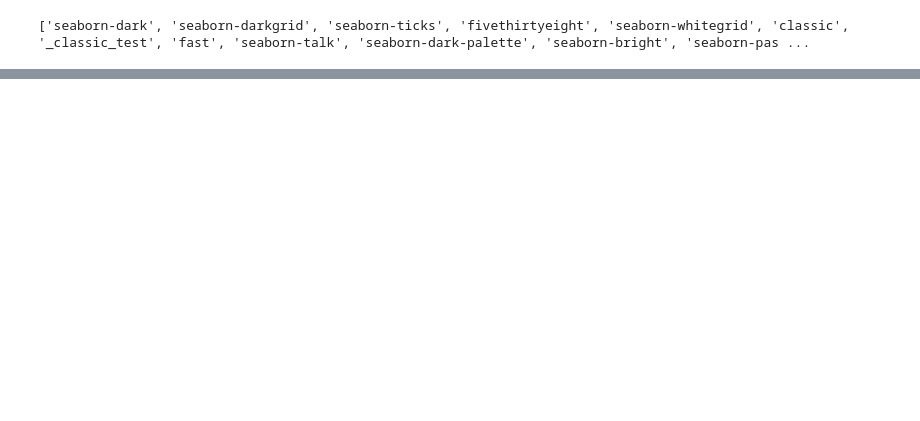
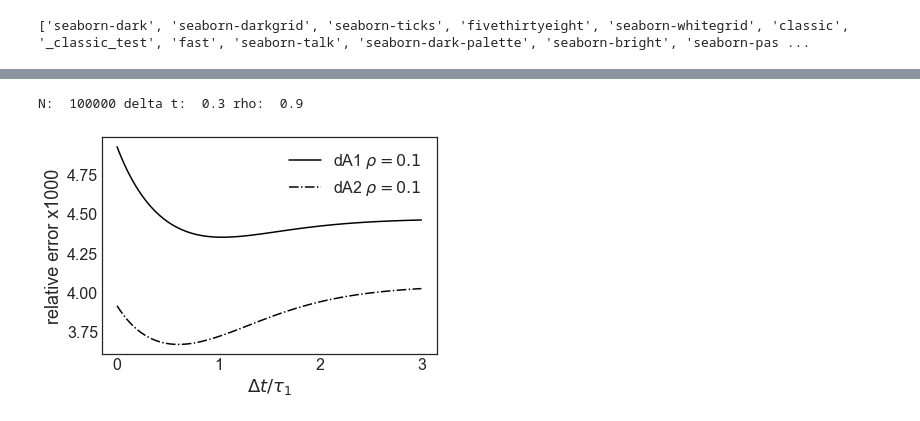
Before and after one commit to hstrey/Ornstein-Uhlenbeck-Correlations, a Jupyter notebook: Correlated OU parameter estimation.ipynb, the cells around one changed output, grey strips where cells are left out. Saved outputs shown, nothing was run; the diff lists cells and outputs as text; code cells hidden in the pictures; blank space fills up the shorter version.

Commit message:
created some figures for the paper

```diff
--- a/Correlated OU parameter estimation.ipynb
+++ b/Correlated OU parameter estimation.ipynb
@@ -45,7 +45,7 @@ def c_rho(rho):
 # %%
 N = 1000
 delta_t = 0.3
-rho = 0.5
+rho = 0.9
 print("N: ",N,"delta t: ",delta_t,"rho: ",rho)
 
 x1,x2 = correlated_ts(c_rho(rho),delta_t=delta_t,N=N)
@@ -99,7 +99,8 @@ def d2PdA2(N,aep,ass,ac,b,D,A,delta_t):
     return (N/2/A**2 -
             q(aep,ass,ac,b)/A**3 +
             (N-1)/(1-b**2)*(b*d2BdA2(b,D,A,delta_t) + dBdA(b,D,A,delta_t)**2*(1+b**2)/(1-b**2)) -
-            d2qdA2(aep,ass,ac,b,D,A,delta_t)/2/A)
+            d2qdA2(aep,ass,ac,b,D,A,delta_t)/2/A +
+           1/A*dqdB(aep,ass,ac,b)*dBdA(b,D,A,delta_t))
 
 def d2PdAdD(N,aep,ass,ac,b,D,A,delta_t):
     return (dqdB(aep,ass,ac,b)*dBdD(b,A,delta_t)/2/A**2 -
@@ -129,7 +130,7 @@ def phi_deriv(x,a1ep,a1ss,a1c,a2ep,a2ss,a2c,delta_t,N):
     return np.array([y1,y2,y3])
 # %%
 def d2PdA2N(N,b,A,delta_t):
-    return -N/2/A - N/(1-b**2)**2*dBdA(b,D,A,delta_t)**2*(1+b**2+6*b/(1+b))
+    return -N/2/A - N/(1-b**2)**2*dBdA(b,D,A,delta_t)**2*(1+b**2+6*b/(1+b))+2*N*b/(1-b**2)*dBdA(b,D,A,delta_t)
 
 def d2PdAdDN(N,b,D,A,delta_t):
     return N*b/(1-b**2)*dBdD(b,A,delta_t) - N/(1-b**2)**2*dBdA(b,D,A,delta_t)*dBdD(b,A,delta_t)*(1+b**2+6*b/(1+b))
@@ -234,0 +365,54 @@ print(np.sqrt(var2[2,2]))
+# %%
+# lets plot dA1, dA2, dD as function of delta t/tau
+delta_t_list = np.linspace(0.001,3,100)
+rho = 0.9
+c = 2*rho/(1-rho)
+N = 100000
+A1 = 1.0
+A2 = 1.0/(1.0+c)
+D = 1.0
+dA1_list = []
+dA2_list = []
+dA1A2_list = []
+dA1dD_list = []
+dA2dD_list = []
+dD_list = []
+print("N: ",N,"delta t: ",delta_t,"rho: ",rho)
+for dt in delta_t_list:
+    b1 = b(D,A1,dt)
+    b2 = b(D,A2,dt)
+    d2PdA2_1mN = d2PdA2N(N,b1,A1,dt)
+    d2PdA2_2mN = d2PdA2N(N,b2,A2,dt)
+    d2PdD2mN = d2PdD2N(N,b1,b2,D,A1,A2,dt)
+    d2PdAdD_1mN = d2PdAdDN(N,b1,D,A1,dt)
+    d2PdAdD_2mN = d2PdAdDN(N,b2,D,A2,dt)
+    hessian = np.array([[d2PdA2_1mN,0,d2PdAdD_1mN],[0,d2PdA2_2mN,d2PdAdD_2mN],[d2PdAdD_1mN,d2PdAdD_2mN,d2PdD2mN]])
+    var = -np.linalg.inv(hessian)
+    dA1_list.append(var[0,0])
+    dA2_list.append(var[1,1])
+    dD_list.append(var[2,2])
+    dA1A2_list.append(var[0,1])
+    dA1dD_list.append(var[0,2])
+    dA2dD_list.append(var[1,2])
+dA1_09 = np.array(dA1_list)
+dA2_09 = np.array(dA2_list)
+dD_09 = np.array(dD_list)
+dA1A2_09 = np.array(dA1A2_list)
+dA1dD_09 = np.array(dA1dD_list)
+dA2dD_09 = np.array(dA2dD_list)
+dC_09 = np.sqrt(1/A2**2*dA1+A1**2/A2**4*dA2-A1/A2**4*dA1A2)
+dtau1_09 = np.sqrt(1/D**2*dA1+A1**2/D**4*dD-A1/D**3*dA1dD)
+dtau2_09 = np.sqrt(1/D**2*dA2+A2**2/D**4*dD-A2/D**3*dA2dD)
+# %% [output]
+N:  100000 delta t:  0.3 rho:  0.9
+# %%
+plt.plot(delta_t_list,np.sqrt(dA1_01)*1000,"k",label=r"dA1 $\rho=0.1$")
+plt.plot(delta_t_list,np.sqrt(dA2_01)*1000,"k-.",label=r"dA2 $\rho=0.1$")
+#plt.plot(delta_t_list,dD,label="dD")
+#plt.plot(delta_t_list,dA1A2/A1/A2,label="dA1A2")
+plt.legend()
+plt.xlabel(r"$\Delta t/\tau_1$")
+plt.ylabel("relative error x1000")
+plt.savefig("dA01.png",format='png',dpi=300,bbox_inches='tight',facecolor="white",backgroundcolor="white")
+# %% [output]
+[figure, added]
```
Also changed, not shown: parts of 20 cells of this notebook, 20 other files.
